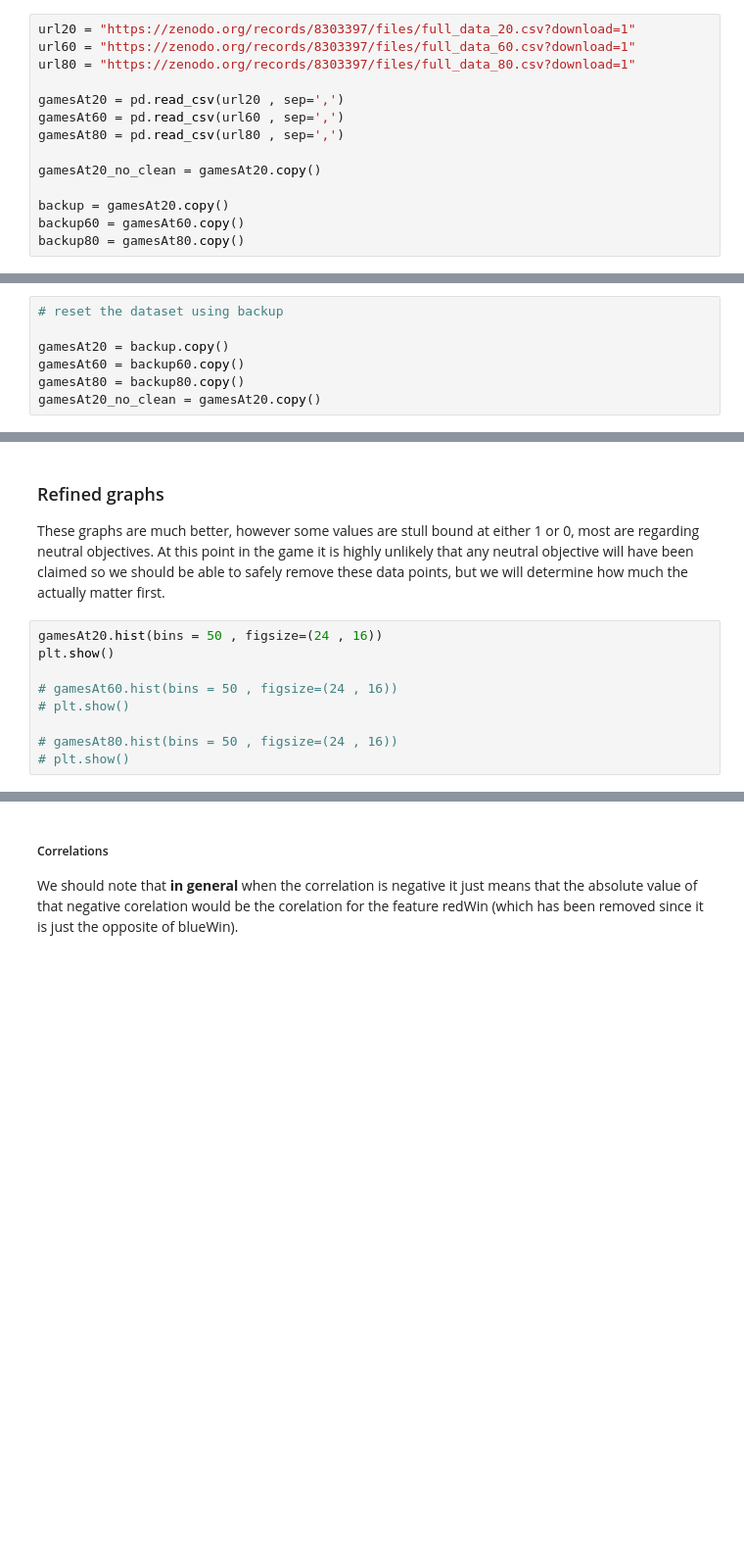
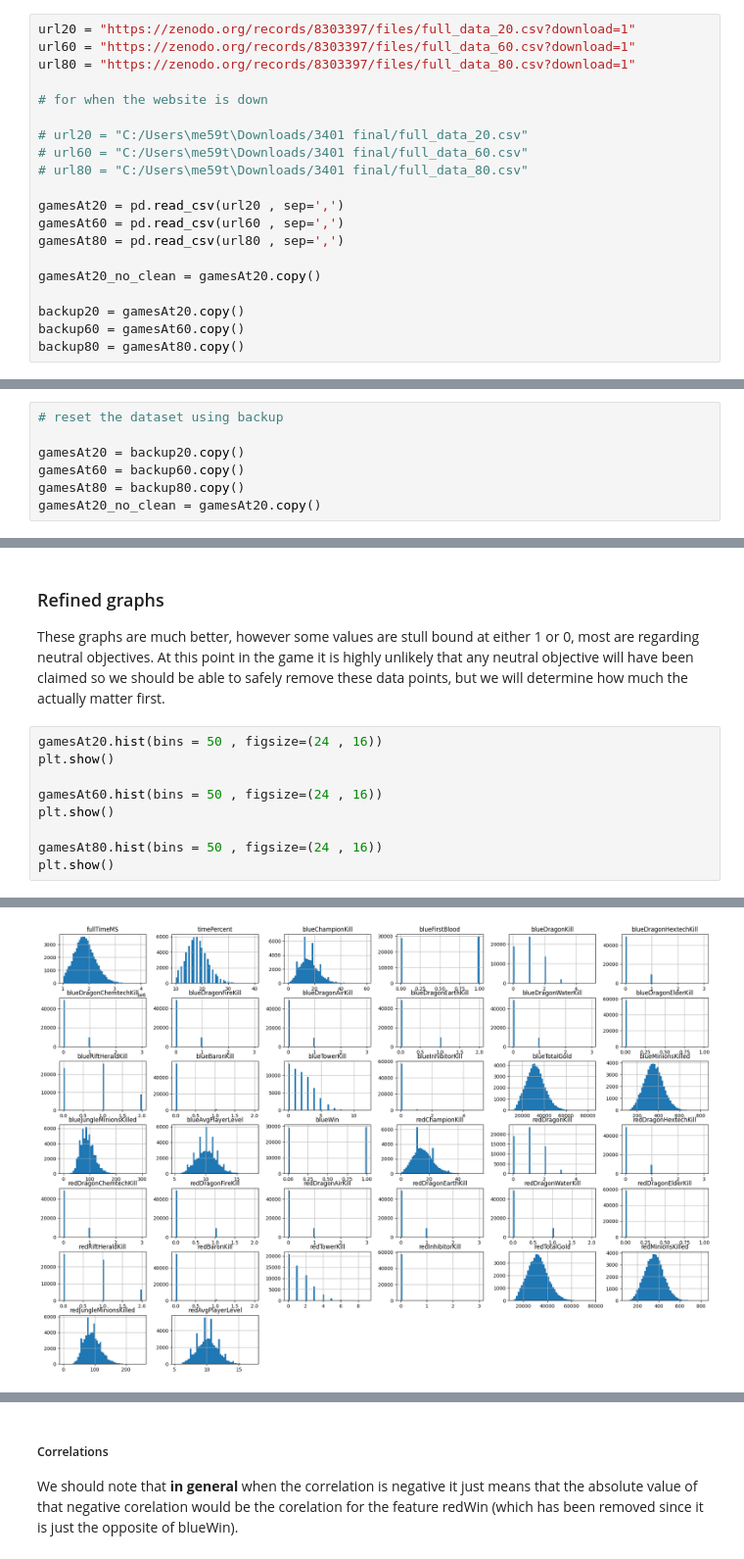
Before and after one commit to t-tony03/EECS3401Final, a Jupyter notebook: final rev2.ipynb, the cells around one changed output, grey strips where cells are left out. Shown at 98% size. Drawn from its saved outputs; the diff is of its cells as text; blank space fills up the shorter version.

```diff
--- a/final rev2.ipynb
+++ b/final rev2.ipynb
@@ -14,6 +14,12 @@ import seaborn as sns
 url20 = "https://zenodo.org/records/8303397/files/full_data_20.csv?download=1"
 url60 = "https://zenodo.org/records/8303397/files/full_data_60.csv?download=1"
 url80 = "https://zenodo.org/records/8303397/files/full_data_80.csv?download=1"
+
+# for when the website is down
+
+# url20 = "C:/Users\me59t\Downloads/3401 final/full_data_20.csv"
+# url60 = "C:/Users\me59t\Downloads/3401 final/full_data_60.csv"
+# url80 = "C:/Users\me59t\Downloads/3401 final/full_data_80.csv"
 
 gamesAt20 = pd.read_csv(url20 , sep=',')
 gamesAt60 = pd.read_csv(url60 , sep=',')
@@ -21,7 +27,7 @@ gamesAt80 = pd.read_csv(url80 , sep=',')
 
 gamesAt20_no_clean = gamesAt20.copy()
 
-backup = gamesAt20.copy()
+backup20 = gamesAt20.copy()
 backup60 = gamesAt60.copy()
 backup80 = gamesAt80.copy()
 # %% [markdown]
@@ -29,7 +35,7 @@ backup80 = gamesAt80.copy()
 # %%
 # reset the dataset using backup
 
-gamesAt20 = backup.copy()
+gamesAt20 = backup20.copy()
 gamesAt60 = backup60.copy()
 gamesAt80 = backup80.copy()
 gamesAt20_no_clean = gamesAt20.copy()
@@ -154,11 +159,12 @@ These graphs are much better, however some values are stull bound at either 1 or
 # %%
 gamesAt20.hist(bins = 50 , figsize=(24 , 16))
 plt.show()
 
-# gamesAt60.hist(bins = 50 , figsize=(24 , 16))
-# plt.show()
+gamesAt60.hist(bins = 50 , figsize=(24 , 16))
+plt.show()
 
-# gamesAt80.hist(bins = 50 , figsize=(24 , 16))
-# plt.show()
+gamesAt80.hist(bins = 50 , figsize=(24 , 16))
+plt.show()
 # %% [output]
 [figure]
+[figure, added]
```
Also changed, not shown: parts of 56 cells of this notebook.
